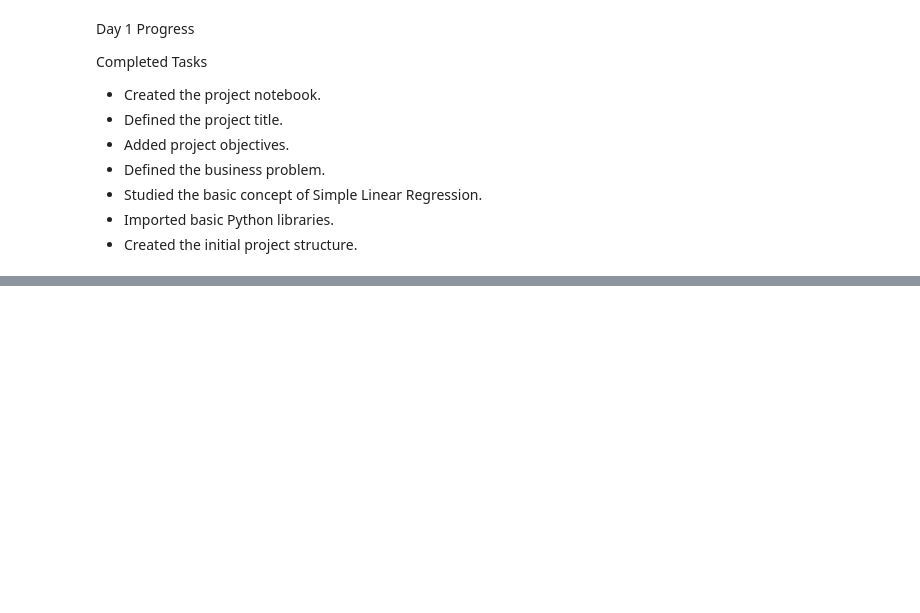
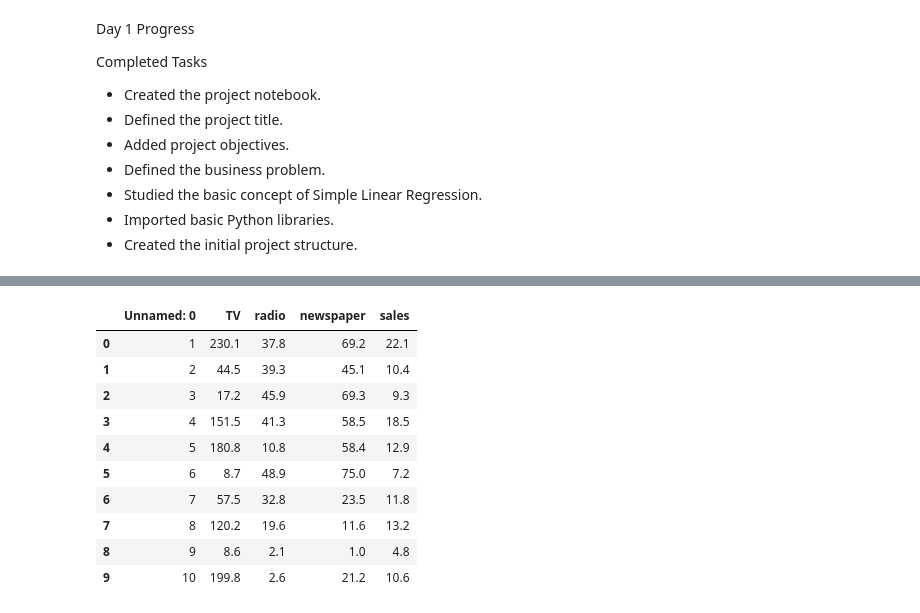
Before and after one commit to shreeshreeya69-crypto/simple-linear-regression-ybi, a Jupyter notebook: Simple_Linear_Regression_YBI.ipynb, the cells around one changed output, grey strips where cells are left out. Cells and saved outputs as stored; diff of their text form; code cells hidden in the pictures; blank space fills up the shorter version.

Commit message:
Day 2 - Dataset selection and understanding

```diff
--- a/Simple_Linear_Regression_YBI.ipynb
+++ b/Simple_Linear_Regression_YBI.ipynb
@@ -76,0 +93,8 @@ Completed Tasks
+# %%
+import pandas as pd
+
+url = "https://raw.githubusercontent.com/selva86/datasets/master/Advertising.csv"
+
+df = pd.read_csv(url)
+
+df.head()
@@ -76,0 +138,14 @@ Completed Tasks
+# %%
+df.head(10)
+# %% [output]
+|  | Unnamed: 0 | TV | radio | newspaper | sales |
+| 0 | 1 | 230.1 | 37.8 | 69.2 | 22.1 |
+| 1 | 2 | 44.5 | 39.3 | 45.1 | 10.4 |
+| 2 | 3 | 17.2 | 45.9 | 69.3 | 9.3 |
+| 3 | 4 | 151.5 | 41.3 | 58.5 | 18.5 |
+| 4 | 5 | 180.8 | 10.8 | 58.4 | 12.9 |
+| 5 | 6 | 8.7 | 48.9 | 75.0 | 7.2 |
+| 6 | 7 | 57.5 | 32.8 | 23.5 | 11.8 |
+| 7 | 8 | 120.2 | 19.6 | 11.6 | 13.2 |
+| 8 | 9 | 8.6 | 2.1 | 1.0 | 4.8 |
+| 9 | 10 | 199.8 | 2.6 | 21.2 | 10.6 |
```
Also changed, not shown: parts of 19 cells of this notebook.
